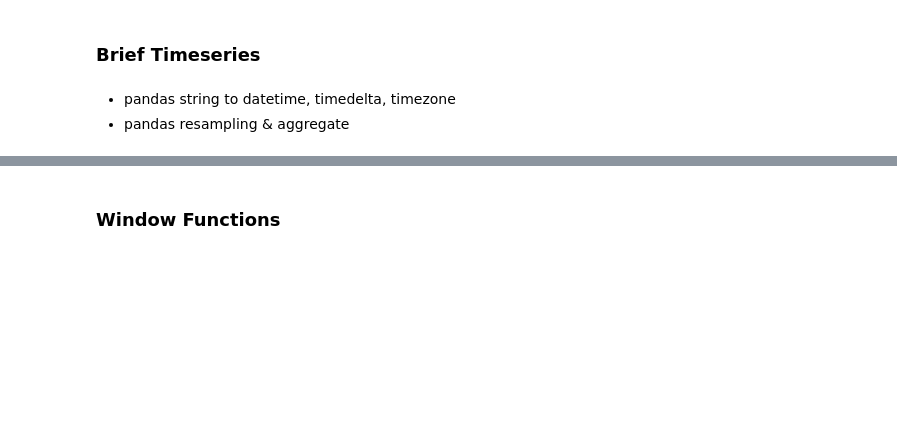
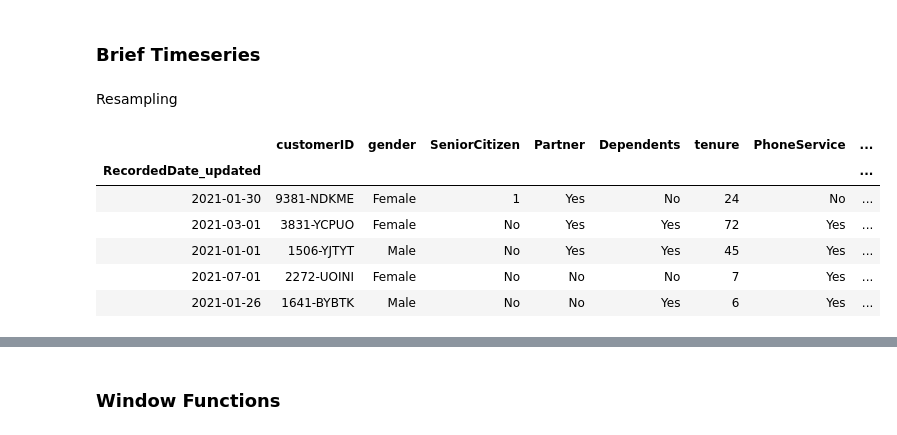
Before and after one commit to andreaschandra/free_data_science_courses, a Jupyter notebook: python_for_data_manipulation/1_basic_pandas.ipynb, the cells around one changed output, grey strips where cells are left out. Saved outputs shown, nothing was run; the diff lists cells and outputs as text; code cells hidden in the pictures; blank space fills up the shorter version.

Commit message:
Added timeseries resampling and aggregate examples

```diff
--- a/python_for_data_manipulation/1_basic_pandas.ipynb
+++ b/python_for_data_manipulation/1_basic_pandas.ipynb
@@ -925,6 +925,17 @@ d_data['RecordedDate_updated'].dt.tz_localize('Asia/Jakarta').dt.tz_convert('Asi
 Name: RecordedDate_updated, Length: 7714, dtype: datetime64[ns, Asia/Kuala_Lumpur]
 # %% [markdown]
 ### Brief Timeseries
-# %% [markdown]
-- pandas string to datetime, timedelta, timezone
-- pandas resampling & aggregate
+# %% [markdown]
+Resampling
+# %%
+# Using the datetime as index first...
+dt_data = d_data.set_index('RecordedDate_updated')
+dt_data.head()
+# %% [output]
+|  | customerID | gender | SeniorCitizen | Partner | Dependents | tenure | PhoneService | ... |
+| RecordedDate_updated |  |  |  |  |  |  |  | ... |
+| 2021-01-30 | 9381-NDKME | Female | 1 | Yes | No | 24 | No | ... |
+| 2021-03-01 | 3831-YCPUO | Female | No | Yes | Yes | 72 | Yes | ... |
+| 2021-01-01 | 1506-YJTYT | Male | No | Yes | Yes | 45 | Yes | ... |
+| 2021-07-01 | 2272-UOINI | Female | No | No | No | 7 | Yes | ... |
+| 2021-01-26 | 1641-BYBTK | Male | No | No | Yes | 6 | Yes | ... |
```
Also changed, not shown: parts of 7 cells of this notebook.
